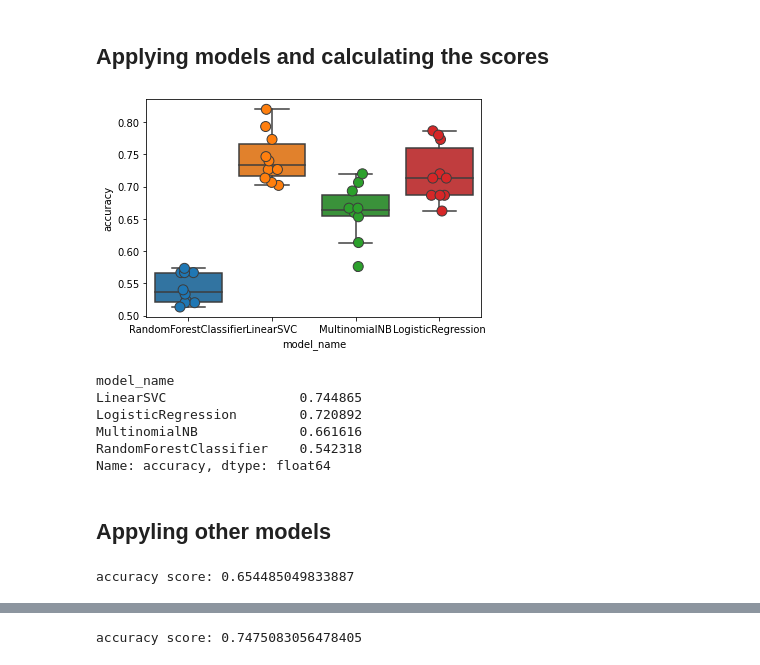
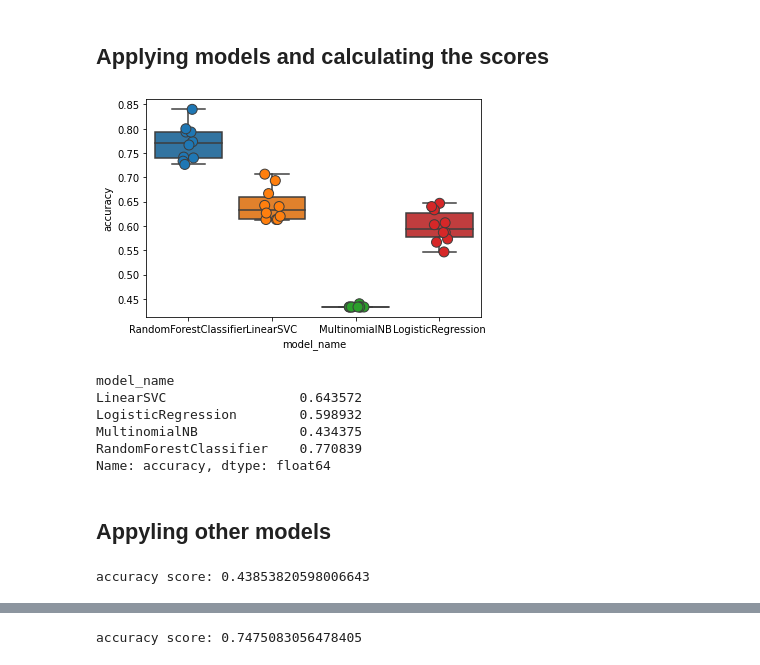
Before and after one commit to Rhitabrat/youtube-comments-categorization, a Jupyter notebook: main.ipynb, the cells around one changed output, grey strips where cells are left out. Saved outputs shown, nothing was run; the diff lists cells and outputs as text; code cells hidden in the pictures.

Commit message:
minmax scaler implemented

```diff
--- a/main.ipynb
+++ b/main.ipynb
@@ -208,5 +210,15 @@ evaluation.shape
 # features
 # %%
 from sklearn import preprocessing
-features = preprocessing.normalize(evaluation, norm='l2')
-features
+# features = preprocessing.normalize(evaluation, norm='l2')
+# features
+
+# from sklearn.preprocessing import StandardScaler
+# scaler = StandardScaler()
+# features = scaler.fit_transform(evaluation)
+
+# min_max_scaler = preprocessing.MinMaxScaler()
+# features = min_max_scaler.fit_transform(evaluation)
+
+scaler = preprocessing.RobustScaler()
+features = scaler.fit_transform(evaluation)
@@ -223,40 +227,40 @@ array([[0., 0., 0., ..., 0., 0., 0.],
 # %%
 # Applying models
 
 labels = df[1]
 models = [
-    RandomForestClassifier(n_estimators=200, max_depth=3, random_state=0),
+    RandomForestClassifier(n_estimators=200, random_state=0),
     LinearSVC(),
     MultinomialNB(),
     LogisticRegression(random_state=0),
 ]
 
 cv_df = pd.DataFrame()
 entries = []
 
 for model in models:
   model_name = model.__class__.__name__
   accuracies = cross_val_score(model, features, labels, scoring='accuracy', cv=10)
   for fold_idx, accuracy in enumerate(accuracies):
     entries.append((model_name, fold_idx, accuracy))
 
 cv_df = pd.DataFrame(entries, columns=['model_name', 'fold_idx', 'accuracy'])
 
 import seaborn as sns
 sns.boxplot(x='model_name', y='accuracy', data=cv_df)
 sns.stripplot(x='model_name', y='accuracy', data=cv_df, size=10, jitter=True, linewidth=1)
 plt.show()
 # %% [output]
-[figure, old version]
+[figure, new version]
 # %%
 # Printing the accuracies
 cv_df.groupby('model_name').accuracy.mean()
 # %% [output]
 model_name
-LinearSVC                 0.744865
-LogisticRegression        0.720892
-MultinomialNB             0.661616
-RandomForestClassifier    0.542318
+LinearSVC                 0.643572
+LogisticRegression        0.598932
+MultinomialNB             0.434375
+RandomForestClassifier    0.770839
 Name: accuracy, dtype: float64
 # %% [markdown]
 ## Appyling other models
@@ -283,7 +287,7 @@ cm = confusion_matrix(y_test, y_pred)
 
 print("accuracy score: " + str(classifier.score(X_test, y_test)))
 # %% [output]
-accuracy score: 0.654485049833887
+accuracy score: 0.43853820598006643
 # %%
 # Linear SVC
 from sklearn.svm import SVC
```
Also changed, not shown: parts of 9 cells of this notebook, 2 other files.
